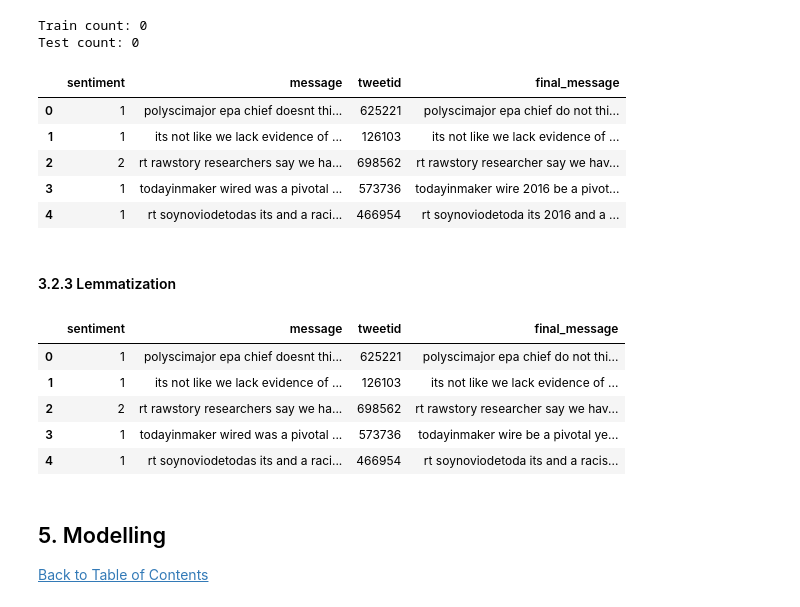
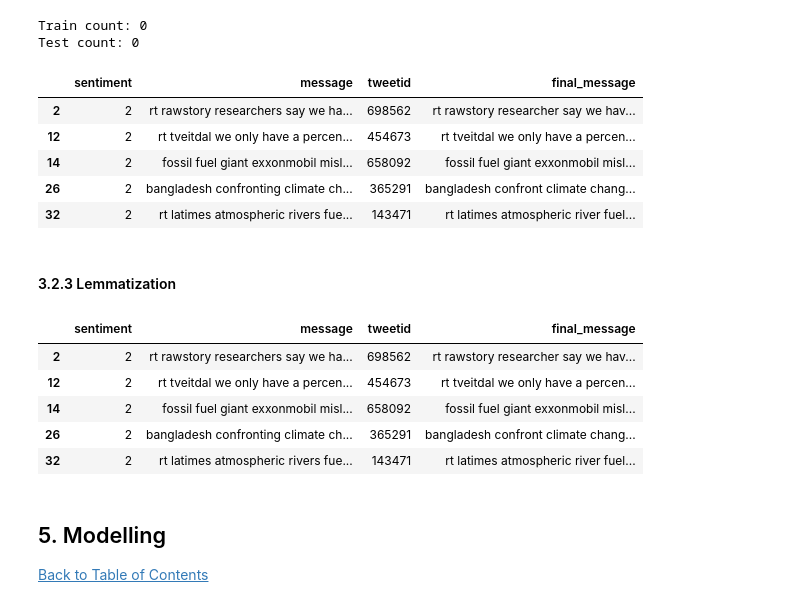
Before and after one commit to RogerA11/Team-GM4-classification-predict, a Jupyter notebook: Roger Arendse/edsa_climate_change_belief_analysis_2022.ipynb, the cells around one changed output. Saved outputs shown, nothing was run; the diff lists cells and outputs as text; code cells hidden in the pictures.

```diff
--- a/Roger Arendse/edsa_climate_change_belief_analysis_2022.ipynb
+++ b/Roger Arendse/edsa_climate_change_belief_analysis_2022.ipynb
@@ -295,7 +358,7 @@ Test url count: 0
 - Convert text to lowercase
 # %%
 
-# lowercase all characters in train_df
-train_df["message"] = train_df["message"].str.lower()
-train_df.head(3)
+# lowercase all characters in sampled_df
+sampled_df["message"] = sampled_df["message"].str.lower()
+sampled_df.head(3)
 # %% [output]
@@ -324,7 +387,7 @@ my_punct = string.punctuation
 def remove_punctuation(message):
     return ''.join([l for l in message if l not in my_punct])
 # %%
-# remove punctuation in train_df
-train_df["message"] = train_df["message"].apply(remove_punctuation)
-train_df.head(4)
+# remove punctuation in sampled_df
+sampled_df["message"] = sampled_df["message"].apply(remove_punctuation)
+sampled_df.head(4)
 # %% [output]
@@ -359,7 +422,7 @@ Test count: 17318
 # %%
-# remove \r\n characters in train_df
+# remove \r\n characters in sampled_df
 pattern = r'[^ \w\.]'
-train_df["message"] = train_df["message"].replace(to_replace=pattern, value=' ', regex=True)
+sampled_df["message"] = sampled_df["message"].replace(to_replace=pattern, value=' ', regex=True)
 # %%
 # remove \r\n characters in test_df
 pattern = r'[^ \w\.]'
@@ -393,7 +456,7 @@ Test count: 7175
 # %%
-# remove non-digit type characters from train_df
+# remove non-digit type characters from sampled_df
 pattern = r'[^a-zA-Z0-9 ]'
-train_df["message"] = train_df["message"].replace(to_replace=pattern, value='', regex=True)
+sampled_df["message"] = sampled_df["message"].replace(to_replace=pattern, value='', regex=True)
 # %%
 # remove non-digit types from test_df
 pattern = r'[^a-zA-Z0-9 ]'
@@ -418,14 +481,14 @@ train_df["message"] = train_df["message"].replace(to_replace=pattern, value='',
 pattern = r'[0-9\n]'
 test_df["message"] = test_df["message"].replace(to_replace=pattern, value='', regex=True)
 # %%
-train_df.head()
+sampled_df.head()
 # %% [output]
 |  | sentiment | message | tweetid | final_message |
-| 0 | 1 | polyscimajor epa chief doesnt thi... | 625221 | polyscimajor epa chief do not thi... |
-| 1 | 1 | its not like we lack evidence of ... | 126103 | its not like we lack evidence of ... |
 | 2 | 2 | rt rawstory researchers say we ha... | 698562 | rt rawstory researcher say we hav... |
-| 3 | 1 | todayinmaker wired was a pivotal ... | 573736 | todayinmaker wire 2016 be a pivot... |
-| 4 | 1 | rt soynoviodetodas its and a raci... | 466954 | rt soynoviodetoda its 2016 and a ... |
+| 12 | 2 | rt tveitdal we only have a percen... | 454673 | rt tveitdal we only have a percen... |
+| 14 | 2 | fossil fuel giant exxonmobil misl... | 658092 | fossil fuel giant exxonmobil misl... |
+| 26 | 2 | bangladesh confronting climate ch... | 365291 | bangladesh confront climate chang... |
+| 32 | 2 | rt latimes atmospheric rivers fue... | 143471 | rt latimes atmospheric river fuel... |
 # %% [markdown]
 #### 3.2.3 Lemmatization
 # %%
@@ -437,14 +500,14 @@ train_df['final_message'] = train_df['message'].apply(lambda x: " ".join([y.lemm
 test_df['final_message'] = test_df['message'].apply(lambda x: " ".join([y.lemma_ for y in nlp(x)]))
 # %%
-# view train_df
-train_df.head()
+# view sampled_df
+sampled_df.head()
 # %% [output]
 |  | sentiment | message | tweetid | final_message |
-| 0 | 1 | polyscimajor epa chief doesnt thi... | 625221 | polyscimajor epa chief do not thi... |
-| 1 | 1 | its not like we lack evidence of ... | 126103 | its not like we lack evidence of ... |
 | 2 | 2 | rt rawstory researchers say we ha... | 698562 | rt rawstory researcher say we hav... |
-| 3 | 1 | todayinmaker wired was a pivotal ... | 573736 | todayinmaker wire be a pivotal ye... |
-| 4 | 1 | rt soynoviodetodas its and a raci... | 466954 | rt soynoviodetoda its and a racis... |
+| 12 | 2 | rt tveitdal we only have a percen... | 454673 | rt tveitdal we only have a percen... |
+| 14 | 2 | fossil fuel giant exxonmobil misl... | 658092 | fossil fuel giant exxonmobil misl... |
+| 26 | 2 | bangladesh confronting climate ch... | 365291 | bangladesh confront climate chang... |
+| 32 | 2 | rt latimes atmospheric rivers fue... | 143471 | rt latimes atmospheric river fuel... |
 # %% [markdown]
 <a id="five"></a>
 ## 5. Modelling
```
Also changed, not shown: parts of 54 cells of this notebook, 5 other files.
